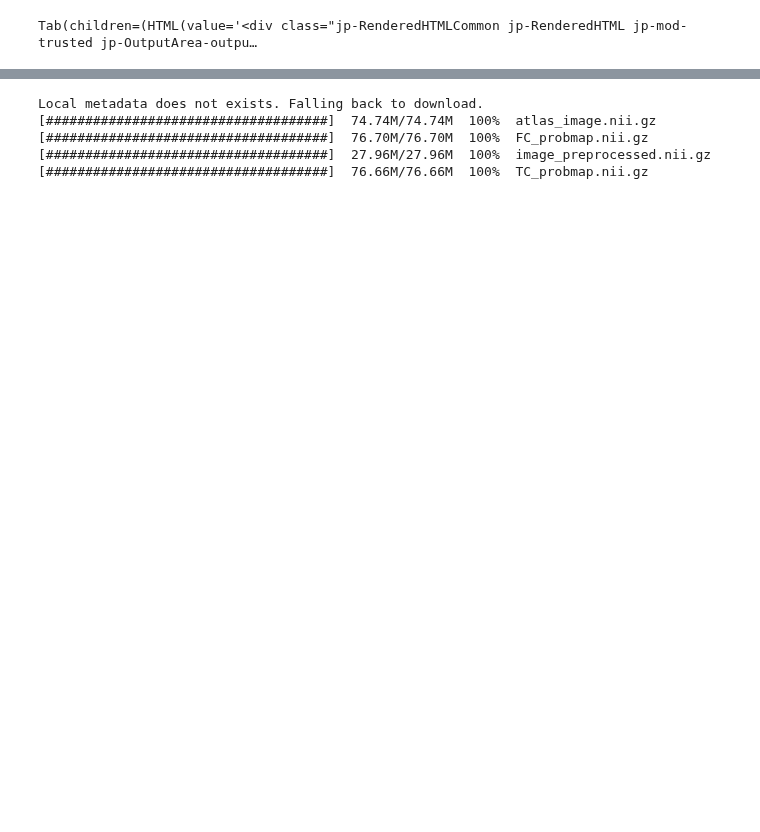
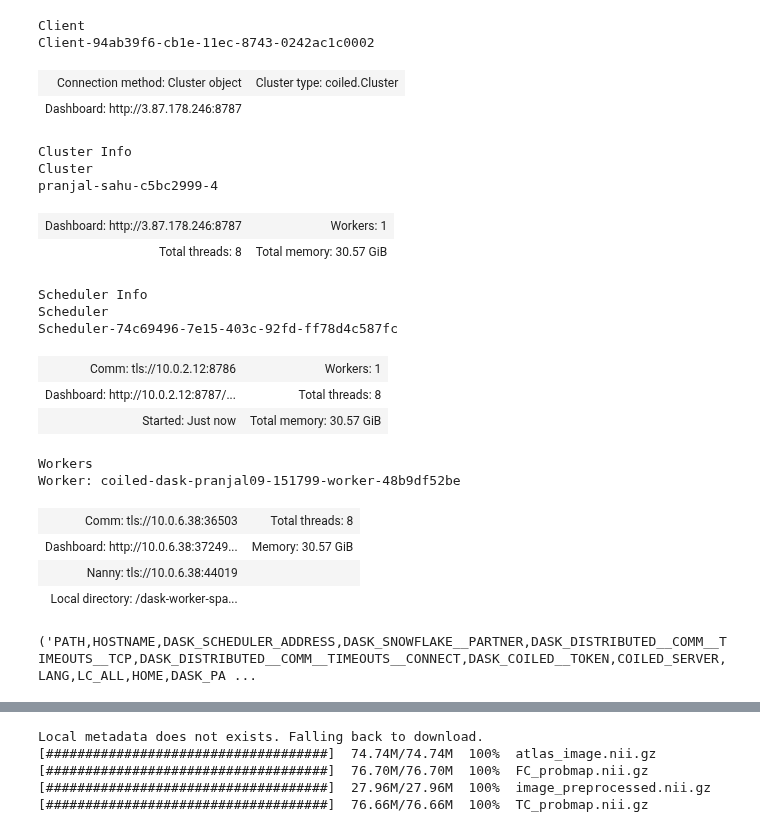
Before and after one commit to PranjalSahu/OAI_analysis_2, a Jupyter notebook: notebooks/DaskComputationCoiled.ipynb, the cells around one changed output, grey strips where cells are left out. Saved outputs shown, nothing was run; the diff lists cells and outputs as text; code cells hidden in the pictures; blank space fills up the shorter version.

Commit message:
Working code in Coiled AWS cluster. Intermittent error in module loading. Check it.

```diff
--- a/notebooks/DaskComputationCoiled.ipynb
+++ b/notebooks/DaskComputationCoiled.ipynb
@@ -55,7 +55,7 @@ if False:
 # %%
 # Create Dask Client. This will also spawn dask worker and scheduler
 
-use_coiled = False
+use_coiled = True
 
 if use_coiled:
   name = None
@@ -79,7 +85,27 @@ Hosting the HTTP server on port 46763 instead
-# %%
-cluster
-# %% [output]
-Tab(children=(HTML(value='<div class="jp-RenderedHTMLCommon jp-RenderedHTML jp-mod-trusted jp-OutputArea-outpu…
+# %%
+client
+# %% [output]
+Client
+Client-94ab39f6-cb1e-11ec-8743-0242ac1c0002
+| Connection method: Cluster object | Cluster type: coiled.Cluster |
+| Dashboard: http://3.87.178.246:8787 |  |
+Cluster Info
+Cluster
+pranjal-sahu-c5bc2999-4
+| Dashboard: http://3.87.178.246:8787 | Workers: 1 |
+| Total threads: 8 | Total memory: 30.57 GiB |
+Scheduler Info
+Scheduler
+Scheduler-74c69496-7e15-403c-92fd-ff78d4c587fc
+| Comm: tls://10.0.2.12:8786 | Workers: 1 |
+| Dashboard: http://10.0.2.12:8787/... | Total threads: 8 |
+| Started: Just now | Total memory: 30.57 GiB |
+Workers
+Worker: coiled-dask-pranjal09-151799-worker-48b9df52be
+| Comm: tls://10.0.6.38:36503 | Total threads: 8 |
+| Dashboard: http://10.0.6.38:37249... | Memory: 30.57 GiB |
+| Nanny: tls://10.0.6.38:44019 |  |
+| Local directory: /dask-worker-spa... |  |
 # %%
 # For fetching files from S3
 
@@ -106,6 +132,16 @@ show_contents_s3_bucket(bucket_name)
 # %%
 # Read File from S3 from Dask workers inside the EC2 instances
 # Now finish the pipeline
+
+@delayed
+def get_environ():
+  import os
+  variables = ''
+
+  for item, value in os.environ.items():
+    variables = variables + str(item) +','
+    #print('{}: {}'.format(item, value))
+  return variables
 
 @delayed
 def show_contents_s3_bucket_a(bucket_name, filename):
@@ -126,7 +162,10 @@ def show_contents_s3_bucket_a(bucket_name, filename):
 
 bucket_name = 'oaisample1'
 filename    = 'atlas_image.nii.gz'
-output_str  = show_contents_s3_bucket_a(bucket_name, filename)
+#output_str  = show_contents_s3_bucket_a(bucket_name, filename)
+output_str = get_environ()
 
 l = compute(output_str)
 print(l)
+# %% [output]
+('PATH,HOSTNAME,DASK_SCHEDULER_ADDRESS,DASK_SNOWFLAKE__PARTNER,DASK_DISTRIBUTED__COMM__TIMEOUTS__TCP,DASK_DISTRIBUTED__COMM__TIMEOUTS__CONNECT,DASK_COILED__TOKEN,COILED_SERVER,LANG,LC_ALL,HOME,DASK_PA ...
```
Also changed, not shown: parts of 8 cells of this notebook.
